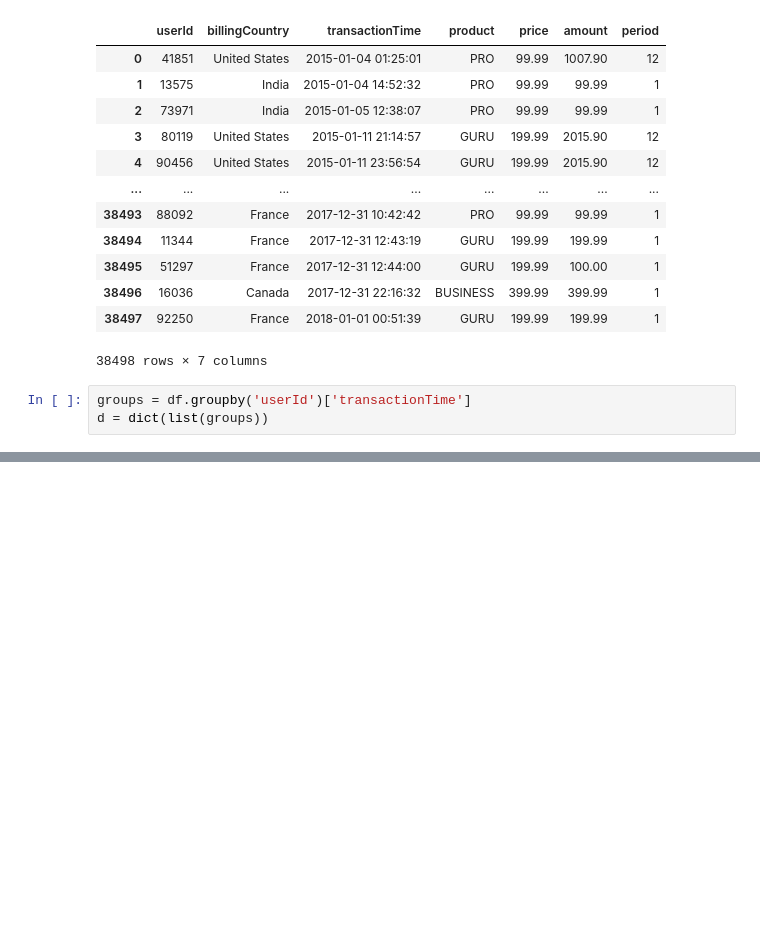
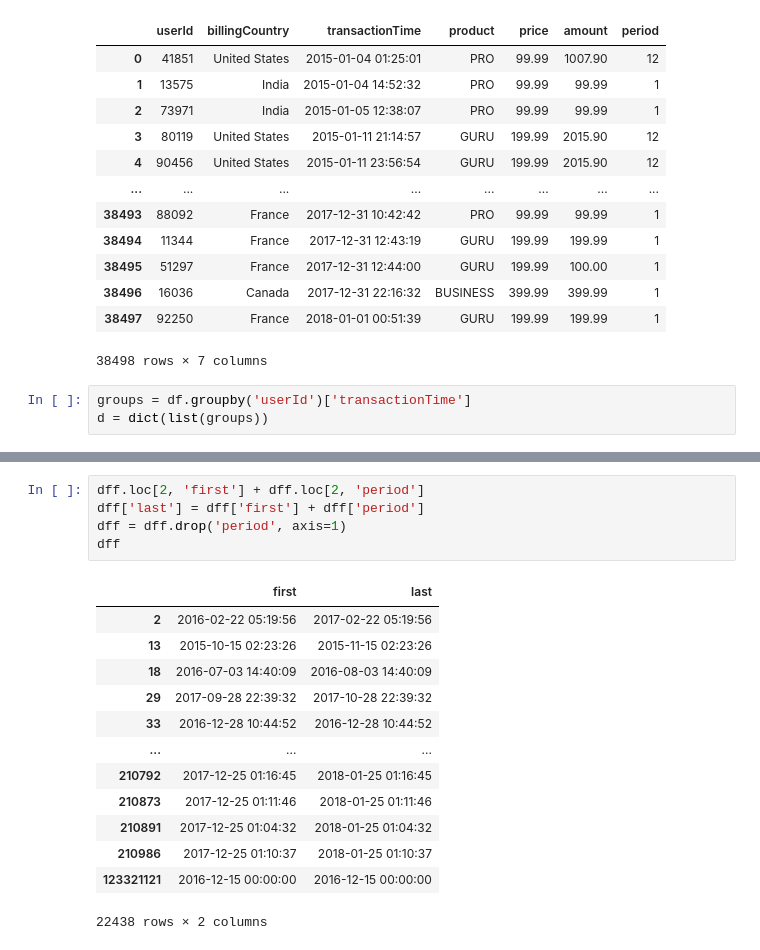
Before and after one commit to yukontaf/HeadRepo, a Jupyter notebook: NRepo/DSw-190B.ipynb, the cells around one changed output, grey strips where cells are left out. Saved outputs shown, nothing was run; the diff lists cells and outputs as text; blank space fills up the shorter version.

```diff
--- a/NRepo/DSw-190B.ipynb
+++ b/NRepo/DSw-190B.ipynb
@@ -310,0 +345,19 @@ array(['2016-04-10T09:31:01.000000000', '2017-09-10T09:31:01.000000000',
+# %%
+dff.loc[2, 'first'] + dff.loc[2, 'period']
+dff['last'] = dff['first'] + dff['period']
+dff = dff.drop('period', axis=1)
+dff
+# %% [output]
+|  | first | last |
+| 2 | 2016-02-22 05:19:56 | 2017-02-22 05:19:56 |
+| 13 | 2015-10-15 02:23:26 | 2015-11-15 02:23:26 |
+| 18 | 2016-07-03 14:40:09 | 2016-08-03 14:40:09 |
+| 29 | 2017-09-28 22:39:32 | 2017-10-28 22:39:32 |
+| 33 | 2016-12-28 10:44:52 | 2016-12-28 10:44:52 |
+| ... | ... | ... |
+| 210792 | 2017-12-25 01:16:45 | 2018-01-25 01:16:45 |
+| 210873 | 2017-12-25 01:11:46 | 2018-01-25 01:11:46 |
+| 210891 | 2017-12-25 01:04:32 | 2018-01-25 01:04:32 |
+| 210986 | 2017-12-25 01:10:37 | 2018-01-25 01:10:37 |
+| 123321121 | 2016-12-15 00:00:00 | 2016-12-15 00:00:00 |
+22438 rows × 2 columns
```
Also changed, not shown: parts of 15 cells of this notebook, 2 other files.
